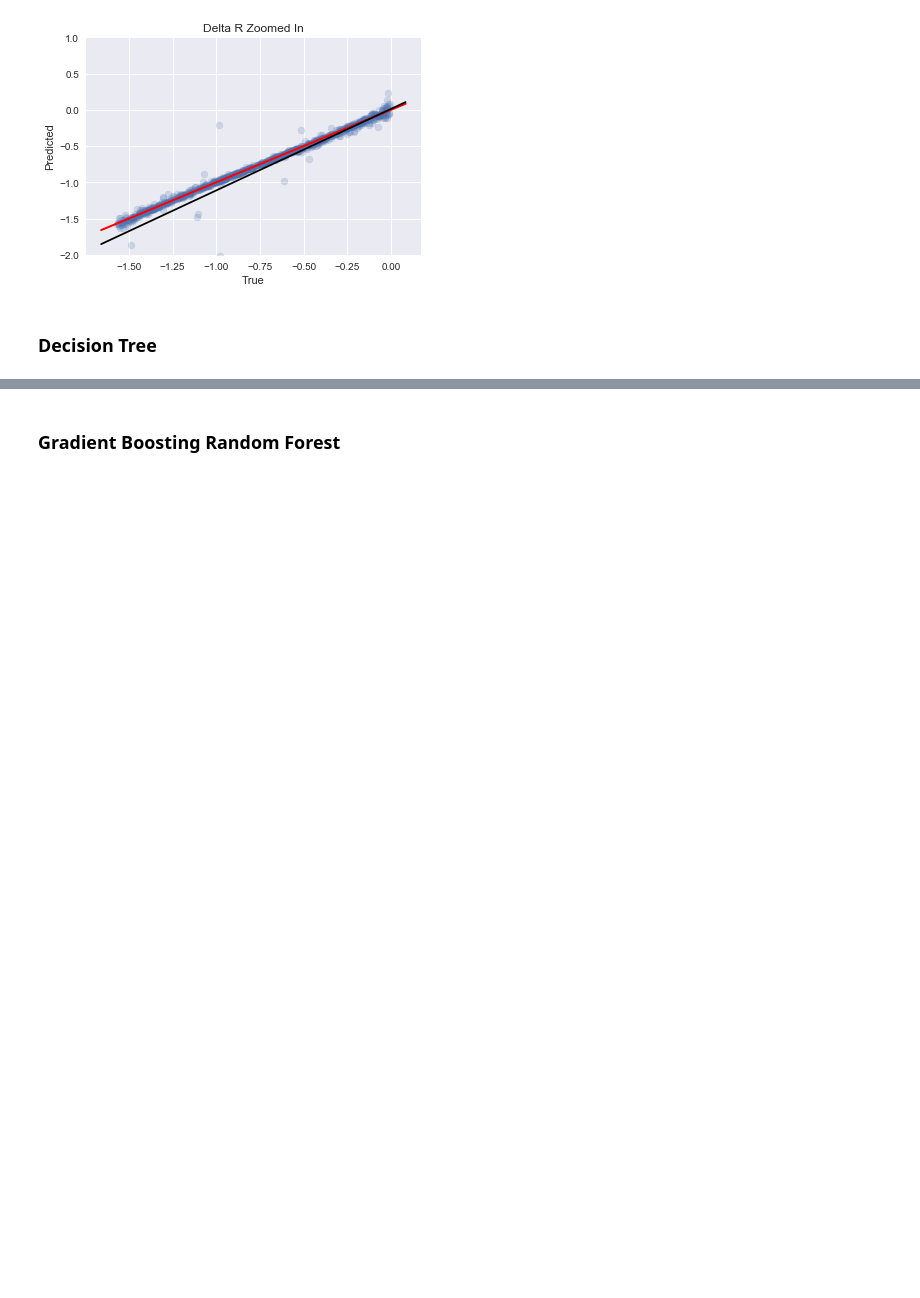
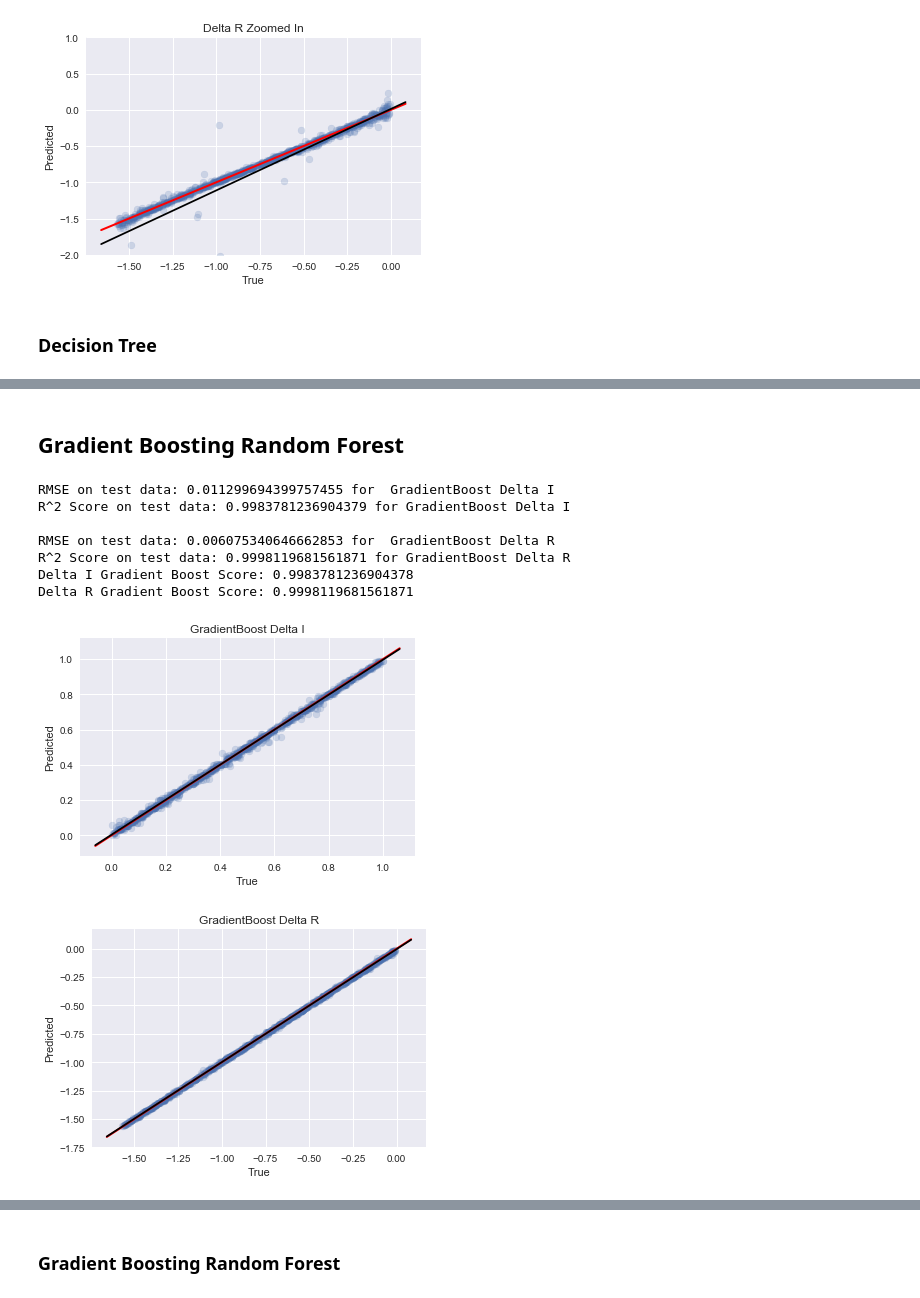
Before and after one commit to Lcollins91/DS_ResearchProject_ND, a Jupyter notebook: Hexagon_Spec_Models.ipynb, the cells around one changed output, grey strips where cells are left out. Saved outputs shown, nothing was run; the diff lists cells and outputs as text; code cells hidden in the pictures; blank space fills up the shorter version.

```diff
--- a/Hexagon_Spec_Models.ipynb
+++ b/Hexagon_Spec_Models.ipynb
@@ -208,0 +272,37 @@ Cross Validation Scores for regressor with max depth of  30  :  [0.99626057 0.99
+# %% [markdown]
+## Gradient Boosting Random Forest
+# %%
+# Using Gradient Boosting Regression
+
+from sklearn.ensemble import GradientBoostingRegressor
+
+rng = 42
+
+md = 15
+nest2 = 50
+
+
+regr_GB = GradientBoostingRegressor(max_depth = md, n_estimators=nest2, random_state=rng)
+regr_GBR = GradientBoostingRegressor(max_depth = md, n_estimators=nest2, random_state=rng)
+
+model_GB = regr_GB.fit(X_train, Y_train['deltaI'])
+model_GB_R = regr_GBR.fit(X_train, Y_train['deltaR'])
+
+y_pred_GB1 = model_GB.predict(X_test)
+y_pred_GB1_R = model_GB_R.predict(X_test)
+
+plotSummary(Y_test['deltaI'], y_pred_GB1, 'GradientBoost Delta I')
+plotSummary(Y_test['deltaR'], y_pred_GB1_R, 'GradientBoost Delta R')
+
+print('Delta I Gradient Boost Score:', model_GB.score(X_test, Y_test['deltaI']))
+print('Delta R Gradient Boost Score:', model_GB_R.score(X_test, Y_test['deltaR']))
+# %% [output]
+RMSE on test data: 0.011299694399757455 for  GradientBoost Delta I
+R^2 Score on test data: 0.9983781236904379 for GradientBoost Delta I
+
+RMSE on test data: 0.006075340646662853 for  GradientBoost Delta R
+R^2 Score on test data: 0.9998119681561871 for GradientBoost Delta R
+Delta I Gradient Boost Score: 0.9983781236904378
+Delta R Gradient Boost Score: 0.9998119681561871
+[figure, added]
+[figure, added]
```
Also changed, not shown: parts of 21 cells of this notebook.
